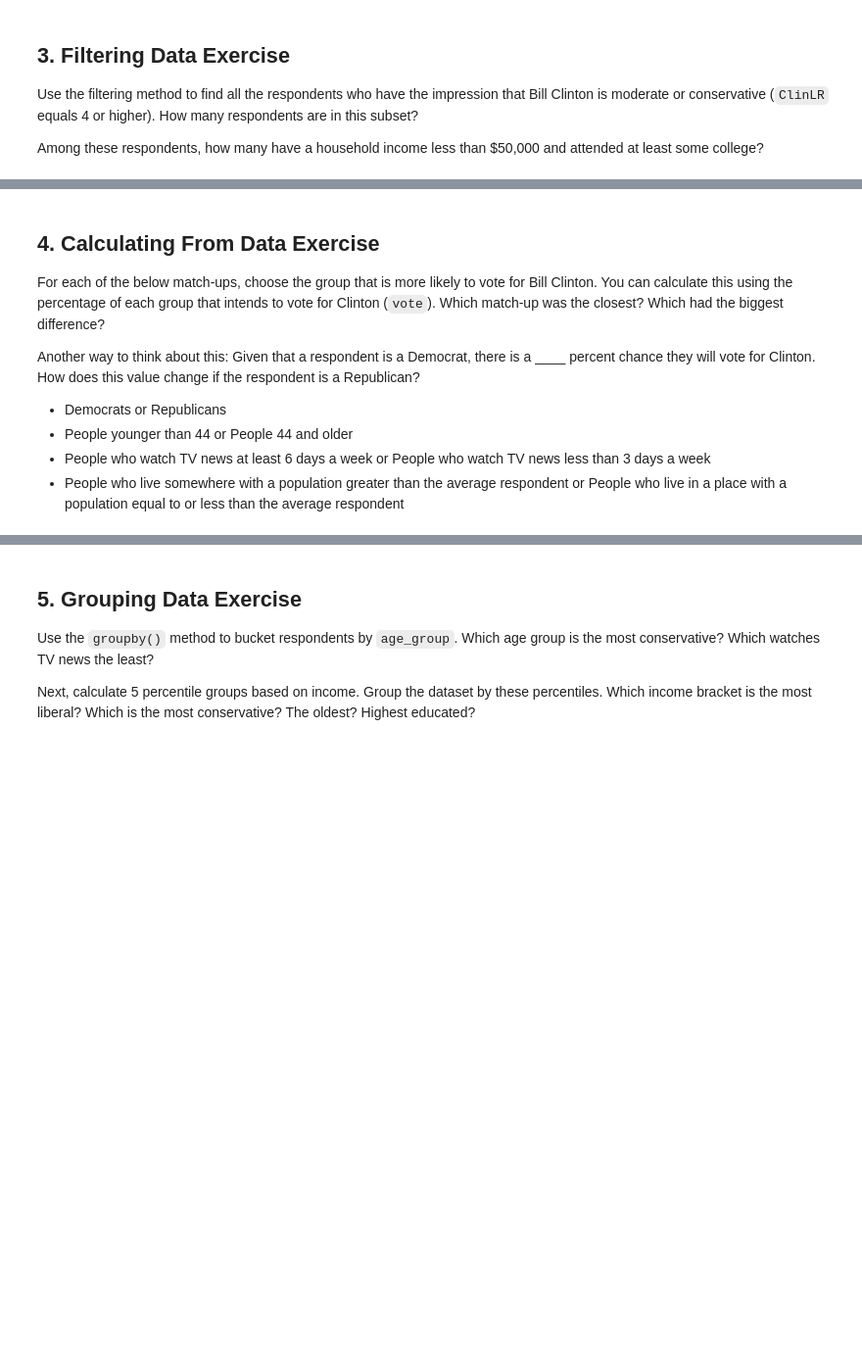
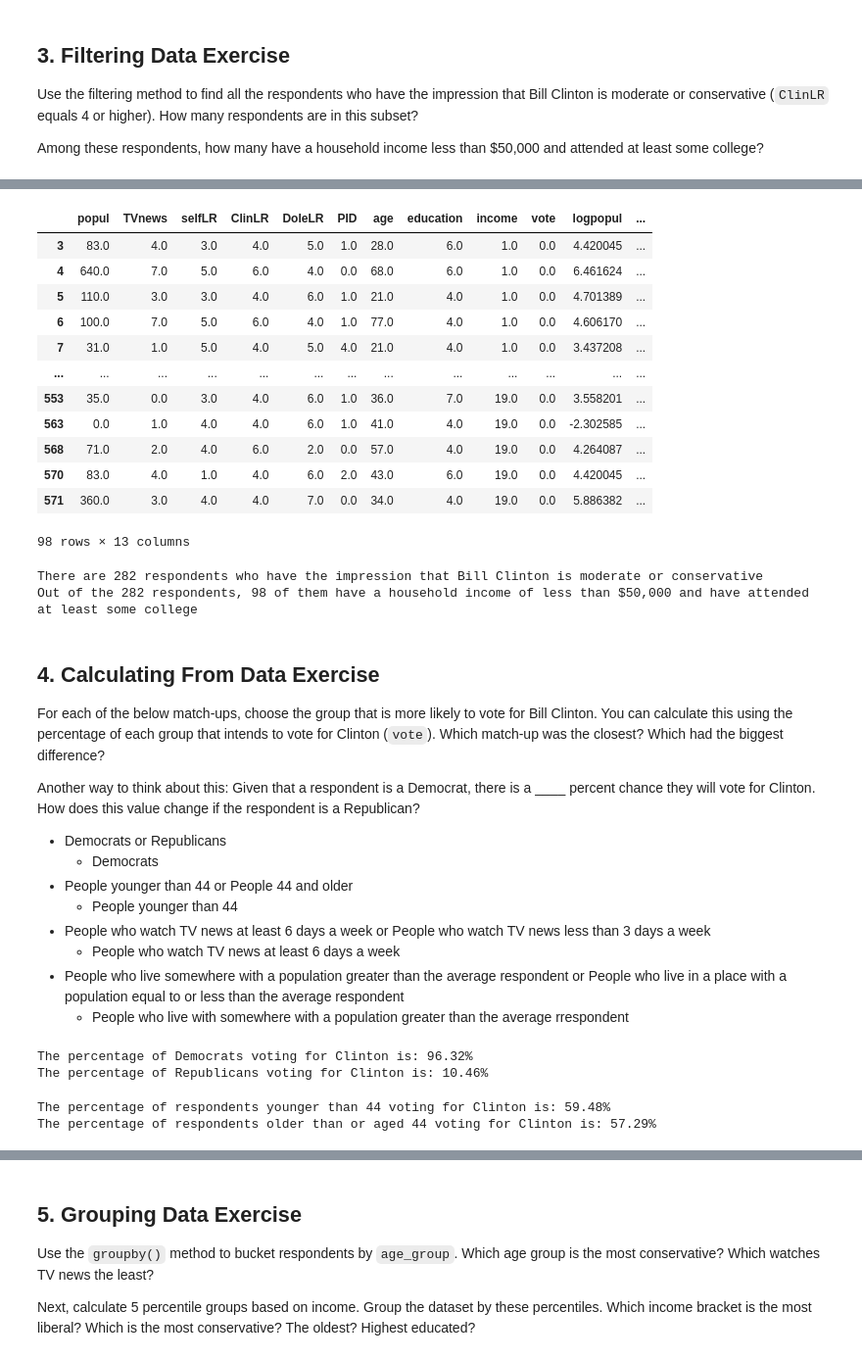
Before and after one commit to slouie88/pandas-practice, a Jupyter notebook: Python_pandas_Practice_Problems_UC_Berkeley_MIDS_notebook.ipynb, the cells around one changed output, grey strips where cells are left out. Shown at 98% size. Drawn from its saved outputs; the diff is of its cells as text; code cells hidden in the pictures; blank space fills up the shorter version.

```diff
--- a/Python_pandas_Practice_Problems_UC_Berkeley_MIDS_notebook.ipynb
+++ b/Python_pandas_Practice_Problems_UC_Berkeley_MIDS_notebook.ipynb
@@ -181,3 +197,26 @@ Among these respondents, how many have a household income less than $50,000 and
+# %%
+sub_df2 = sub_df[(sub_df["income"] < 20) & (sub_df["education"] >= 4)]
+sub_df2
+# %% [output]
+|  | popul | TVnews | selfLR | ClinLR | DoleLR | PID | age | education | income | vote | logpopul | ... |
+| 3 | 83.0 | 4.0 | 3.0 | 4.0 | 5.0 | 1.0 | 28.0 | 6.0 | 1.0 | 0.0 | 4.420045 | ... |
+| 4 | 640.0 | 7.0 | 5.0 | 6.0 | 4.0 | 0.0 | 68.0 | 6.0 | 1.0 | 0.0 | 6.461624 | ... |
+| 5 | 110.0 | 3.0 | 3.0 | 4.0 | 6.0 | 1.0 | 21.0 | 4.0 | 1.0 | 0.0 | 4.701389 | ... |
+| 6 | 100.0 | 7.0 | 5.0 | 6.0 | 4.0 | 1.0 | 77.0 | 4.0 | 1.0 | 0.0 | 4.606170 | ... |
+| 7 | 31.0 | 1.0 | 5.0 | 4.0 | 5.0 | 4.0 | 21.0 | 4.0 | 1.0 | 0.0 | 3.437208 | ... |
+| ... | ... | ... | ... | ... | ... | ... | ... | ... | ... | ... | ... | ... |
+| 553 | 35.0 | 0.0 | 3.0 | 4.0 | 6.0 | 1.0 | 36.0 | 7.0 | 19.0 | 0.0 | 3.558201 | ... |
+| 563 | 0.0 | 1.0 | 4.0 | 4.0 | 6.0 | 1.0 | 41.0 | 4.0 | 19.0 | 0.0 | -2.302585 | ... |
+| 568 | 71.0 | 2.0 | 4.0 | 6.0 | 2.0 | 0.0 | 57.0 | 4.0 | 19.0 | 0.0 | 4.264087 | ... |
+| 570 | 83.0 | 4.0 | 1.0 | 4.0 | 6.0 | 2.0 | 43.0 | 6.0 | 19.0 | 0.0 | 4.420045 | ... |
+| 571 | 360.0 | 3.0 | 4.0 | 4.0 | 7.0 | 0.0 | 34.0 | 4.0 | 19.0 | 0.0 | 5.886382 | ... |
+98 rows × 13 columns
+# %%
+print(f"There are {len(sub_df)} respondents who have the impression that Bill Clinton is moderate or conservative")
+print(f"Out of the {len(sub_df)} respondents, {len(sub_df2)} of them have a household income of less than $50,000 and have attended at least some college")
+# %% [output]
+There are 282 respondents who have the impression that Bill Clinton is moderate or conservative
+Out of the 282 respondents, 98 of them have a household income of less than $50,000 and have attended at least some college
 # %% [markdown]
 ## 4. Calculating From Data Exercise
 
@@ -186,6 +225,10 @@ For each of the below match-ups, choose the group that is more likely to vote fo
 Another way to think about this: Given that a respondent is a Democrat, there is a ____ percent chance they will vote for Clinton. How does this value change if the respondent is a Republican?
 
 *   Democrats or Republicans
+    - Democrats
 *   People younger than 44 or People 44 and older
+    - People younger than 44
 *   People who watch TV news at least 6 days a week or People who watch TV news less than 3 days a week
+    - People who watch TV news at least 6 days a week
 *   People who live somewhere with a population greater than the average respondent or People who live in a place with a population equal to or less than the average respondent
+    - People who live with somewhere with a population greater than the average rrespondent
@@ -193,0 +235,31 @@ Another way to think about this: Given that a respondent is a Democrat, there is
+# %%
+# Your code here
+democrats = df[df["party"] == "Democrat"]
+vote_d_c = len([v for v in democrats["vote"] if v == 0])
+total_votes_d_c = len(democrats["vote"])
+vote_d_c_pct = vote_d_c / total_votes_d_c
+print(f"The percentage of Democrats voting for Clinton is: {round(vote_d_c_pct * 100, 2)}%")
+
+republicans = df[df["party"] == "Republican"]
+vote_r_c = len([v for v in republicans["vote"] if v == 0])
+total_votes_r_c = len(republicans["vote"])
+vote_r_c_pct = vote_r_c / total_votes_r_c
+print(f"The percentage of Republicans voting for Clinton is: {round(vote_r_c_pct * 100, 2)}%")
+# %% [output]
+The percentage of Democrats voting for Clinton is: 96.32%
+The percentage of Republicans voting for Clinton is: 10.46%
+# %%
+younger_than_44 = df[df["age"] < 44]
+vote_44less_c = len([v for v in younger_than_44["vote"] if v == 0])
+total_votes_44less_c = len(younger_than_44["vote"])
+vote_44less_c_pct = vote_44less_c / total_votes_44less_c
+print(f"The percentage of respondents younger than 44 voting for Clinton is: {round(vote_44less_c_pct * 100, 2)}%")
+
+older_than_44 = df[df["age"] >= 44]
+vote_44more_c = len([v for v in older_than_44["vote"] if v == 0])
+total_votes_44more_c = len(older_than_44["vote"])
+vote_44more_c_pct = vote_44more_c / total_votes_44more_c
+print(f"The percentage of respondents older than or aged 44 voting for Clinton is: {round(vote_44more_c_pct * 100, 2)}%")
+# %% [output]
+The percentage of respondents younger than 44 voting for Clinton is: 59.48%
+The percentage of respondents older than or aged 44 voting for Clinton is: 57.29%
```
Also changed, not shown: parts of 4 cells of this notebook.
